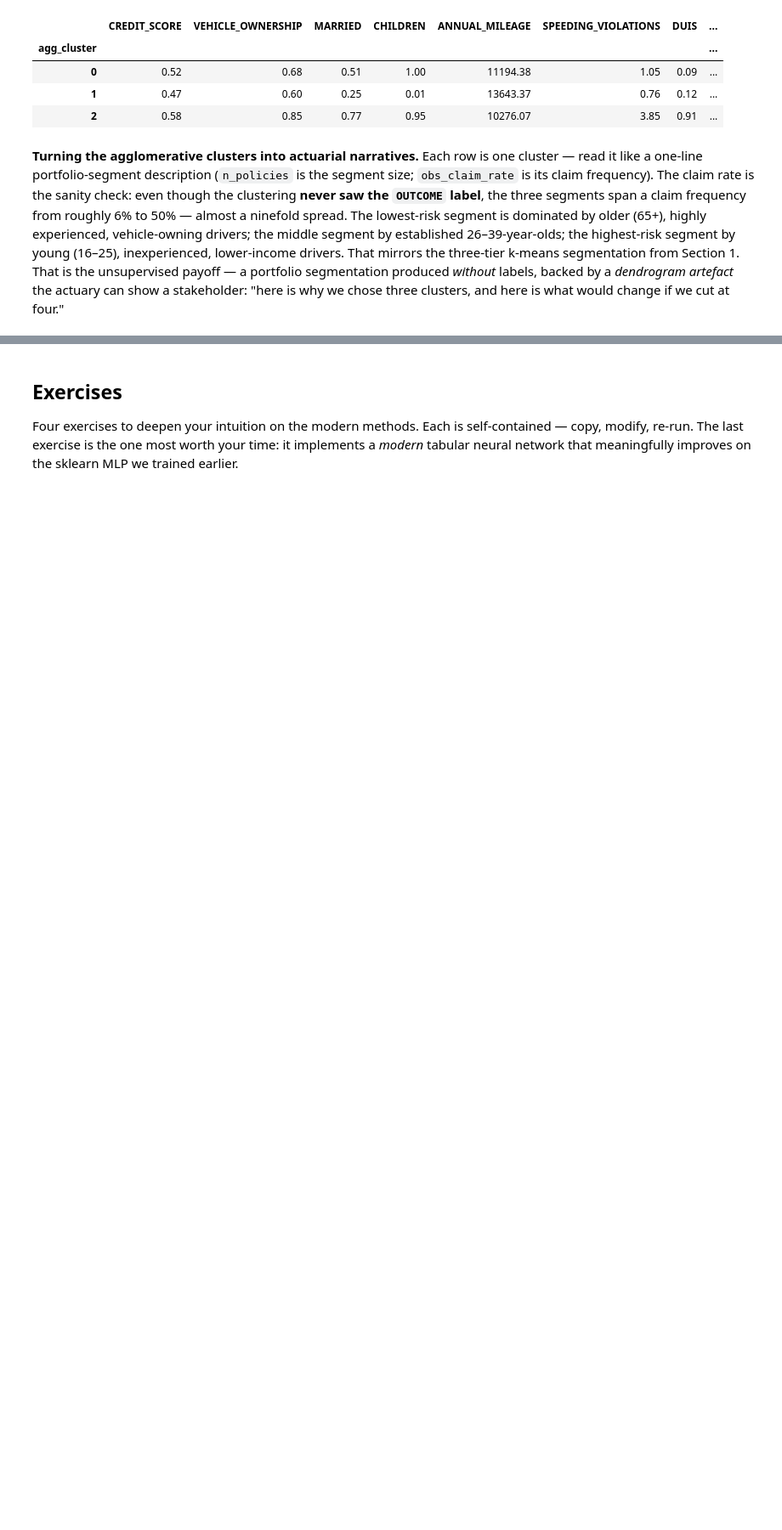
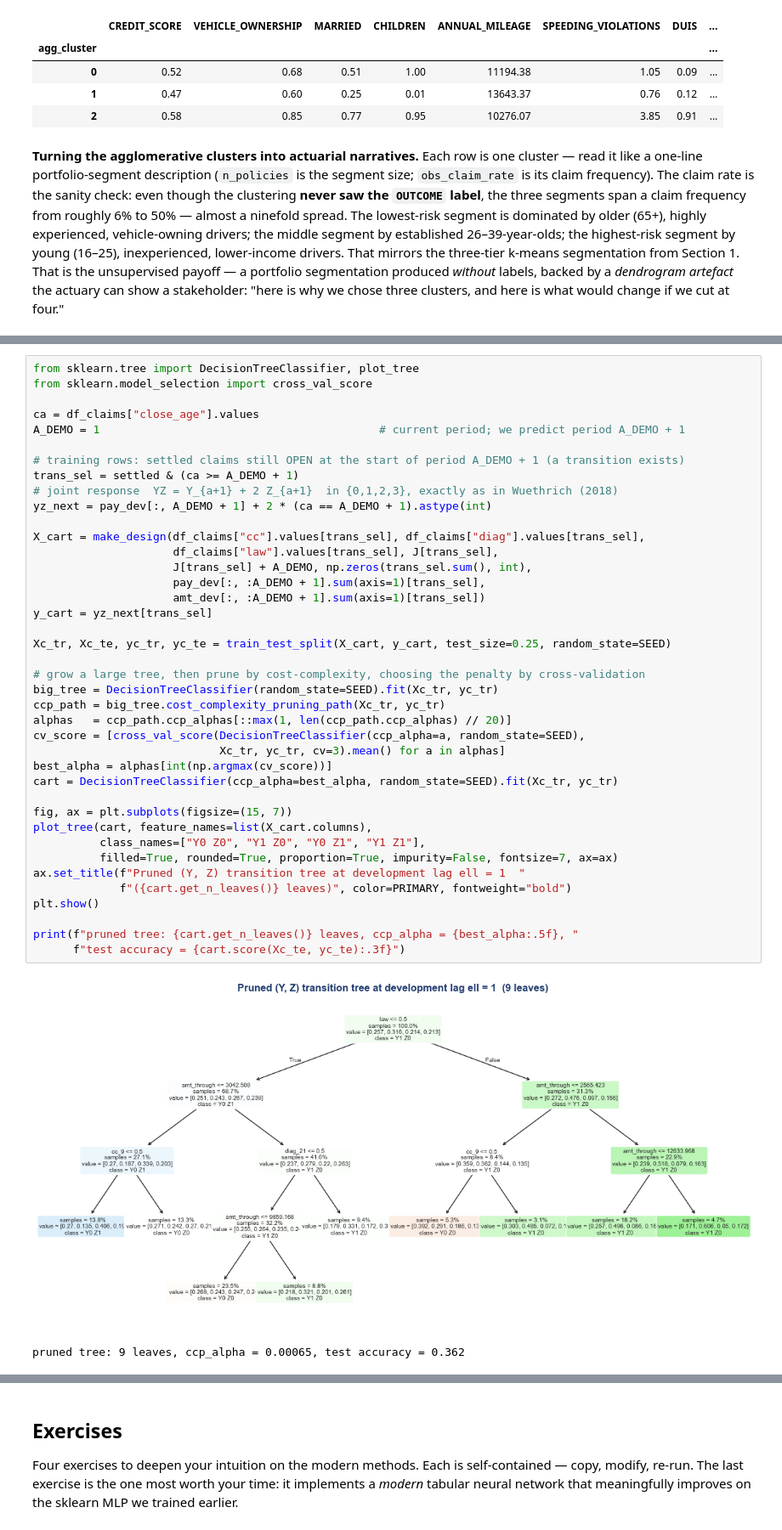
Before and after one commit to simonhatzesberger/ml-genai-actuarial-practice, a Jupyter notebook: notebooks/02_modern_ml_techniques/02_modern_ml_techniques.ipynb, the cells around one changed output, grey strips where cells are left out. Shown at 85% size. Cells and saved outputs as stored; diff of their text form; blank space fills up the shorter version.

```diff
--- a/notebooks/02_modern_ml_techniques/02_modern_ml_techniques.ipynb
+++ b/notebooks/02_modern_ml_techniques/02_modern_ml_techniques.ipynb
@@ -568,0 +830,43 @@ centroid_agg
+# %%
+from sklearn.tree import DecisionTreeClassifier, plot_tree
+from sklearn.model_selection import cross_val_score
+
+ca = df_claims["close_age"].values
+A_DEMO = 1                                          # current period; we predict period A_DEMO + 1
+
+# training rows: settled claims still OPEN at the start of period A_DEMO + 1 (a transition exists)
+trans_sel = settled & (ca >= A_DEMO + 1)
+# joint response  YZ = Y_{a+1} + 2 Z_{a+1}  in {0,1,2,3}, exactly as in Wuethrich (2018)
+yz_next = pay_dev[:, A_DEMO + 1] + 2 * (ca == A_DEMO + 1).astype(int)
+
+X_cart = make_design(df_claims["cc"].values[trans_sel], df_claims["diag"].values[trans_sel],
+                     df_claims["law"].values[trans_sel], J[trans_sel],
+                     J[trans_sel] + A_DEMO, np.zeros(trans_sel.sum(), int),
+                     pay_dev[:, :A_DEMO + 1].sum(axis=1)[trans_sel],
+                     amt_dev[:, :A_DEMO + 1].sum(axis=1)[trans_sel])
+y_cart = yz_next[trans_sel]
+
+Xc_tr, Xc_te, yc_tr, yc_te = train_test_split(X_cart, y_cart, test_size=0.25, random_state=SEED)
+
+# grow a large tree, then prune by cost-complexity, choosing the penalty by cross-validation
+big_tree = DecisionTreeClassifier(random_state=SEED).fit(Xc_tr, yc_tr)
+ccp_path = big_tree.cost_complexity_pruning_path(Xc_tr, yc_tr)
+alphas   = ccp_path.ccp_alphas[::max(1, len(ccp_path.ccp_alphas) // 20)]
+cv_score = [cross_val_score(DecisionTreeClassifier(ccp_alpha=a, random_state=SEED),
+                            Xc_tr, yc_tr, cv=3).mean() for a in alphas]
+best_alpha = alphas[int(np.argmax(cv_score))]
+cart = DecisionTreeClassifier(ccp_alpha=best_alpha, random_state=SEED).fit(Xc_tr, yc_tr)
+
+fig, ax = plt.subplots(figsize=(15, 7))
+plot_tree(cart, feature_names=list(X_cart.columns),
+          class_names=["Y0 Z0", "Y1 Z0", "Y0 Z1", "Y1 Z1"],
+          filled=True, rounded=True, proportion=True, impurity=False, fontsize=7, ax=ax)
+ax.set_title(f"Pruned (Y, Z) transition tree at development lag ell = 1  "
+             f"({cart.get_n_leaves()} leaves)", color=PRIMARY, fontweight="bold")
+plt.show()
+
+print(f"pruned tree: {cart.get_n_leaves()} leaves, ccp_alpha = {best_alpha:.5f}, "
+      f"test accuracy = {cart.score(Xc_te, yc_te):.3f}")
+# %% [output]
+[figure, added]
+pruned tree: 9 leaves, ccp_alpha = 0.00065, test accuracy = 0.362
```
Also changed, not shown: parts of 19 cells of this notebook.
